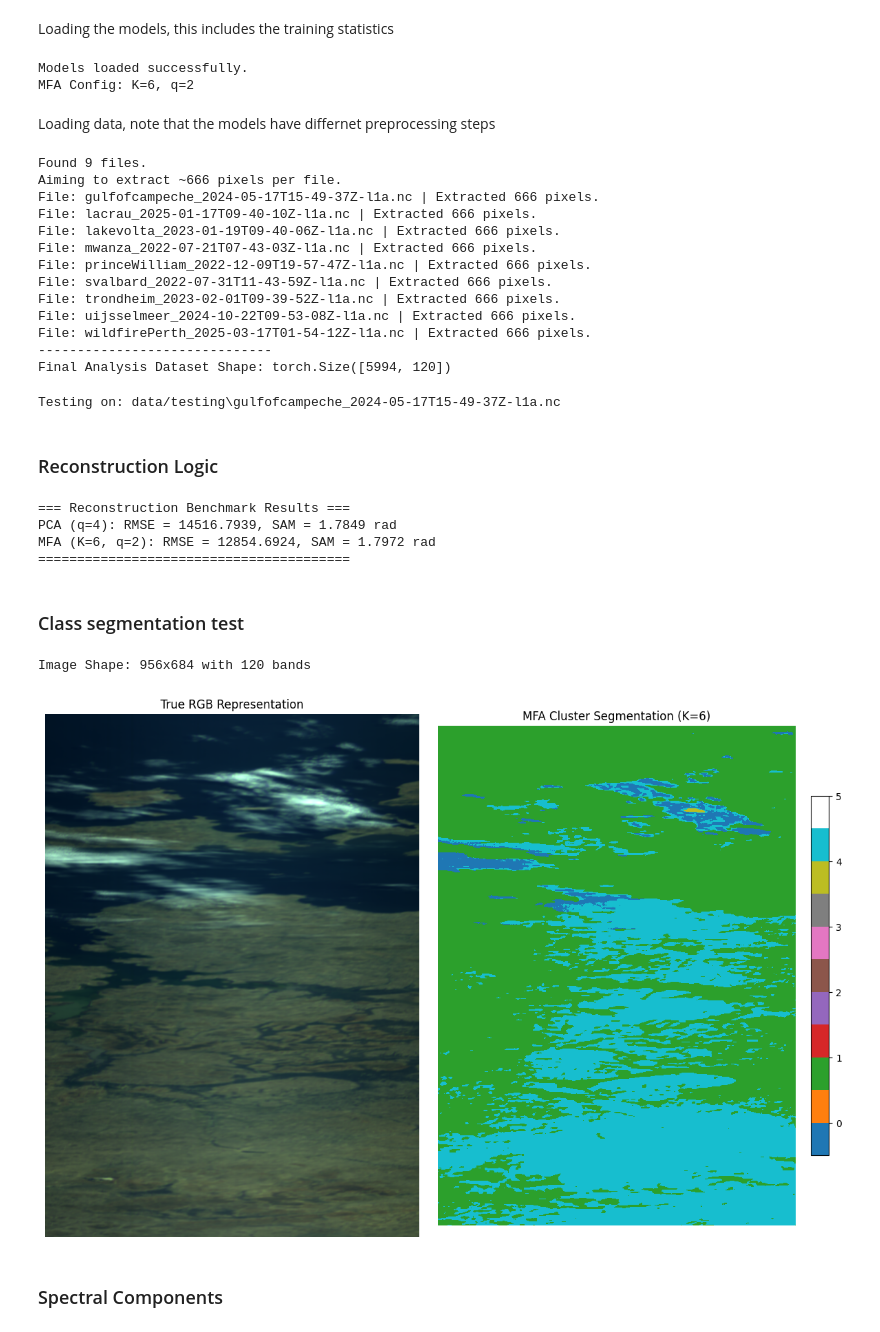
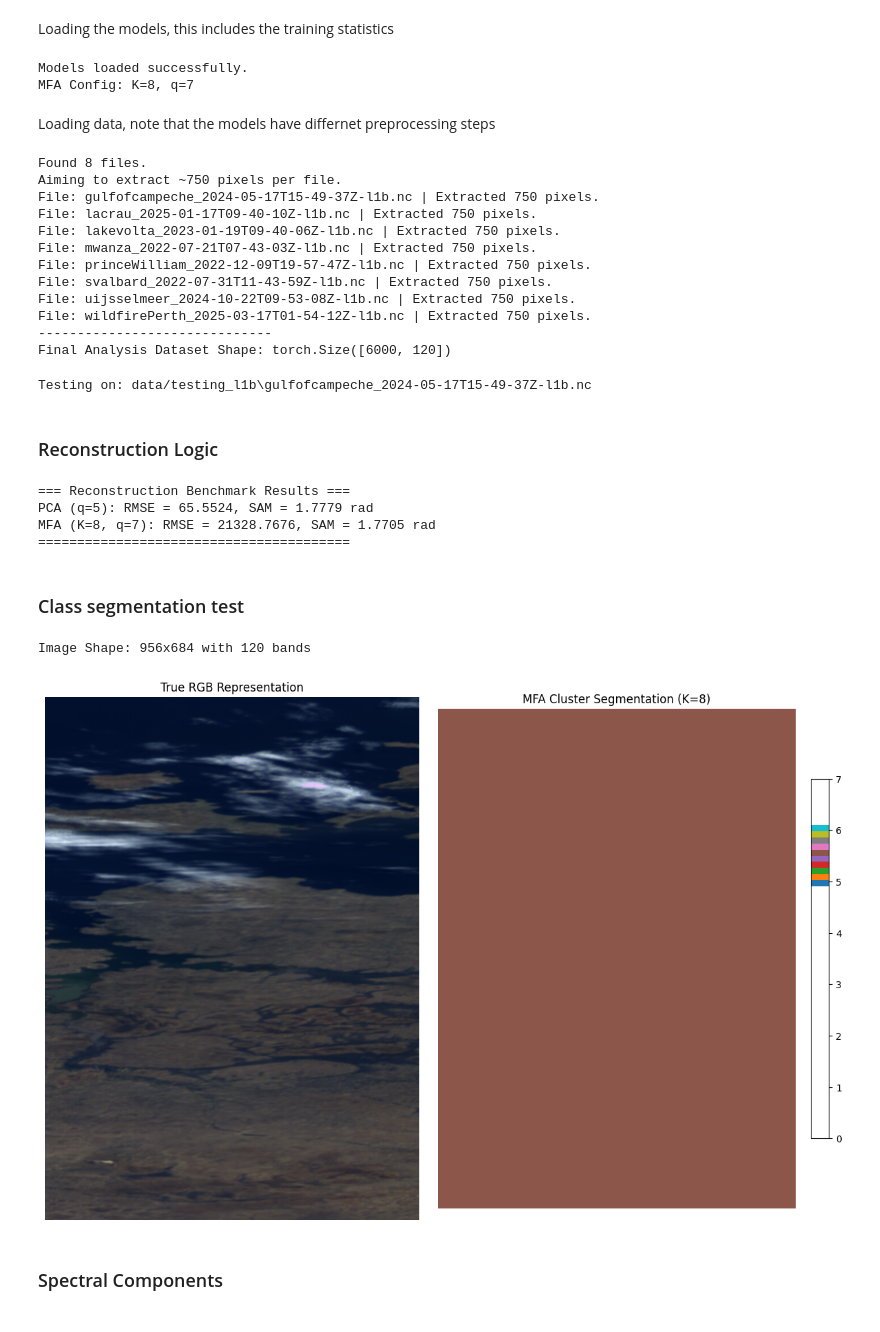
Before and after one commit to TrygveTafjord/MFA_testing, a Jupyter notebook: 01_model_testing.ipynb, the cells around one changed output. Cells and saved outputs as stored; diff of their text form; code cells hidden in the pictures.

```diff
--- a/01_model_testing.ipynb
+++ b/01_model_testing.ipynb
@@ -23,14 +22,16 @@ print(f"Using device: {device}")
 Using device: cpu
 # %% [markdown]
 Loading the models, this includes the training statistics
+# %%
+data_product = 'l1b'
 # %%
 # Load PCA
-pca_checkpoint = torch.load('models/pca_benchmark.pt', map_location=device)
+pca_checkpoint = torch.load(f'models/pca_benchmark_{data_product}.pt', map_location=device)
 pca_components = pca_checkpoint['components'].to(device)
 pca_mean = pca_checkpoint['mean'].to(device)
 
 # Load MFA
-mfa_checkpoint = torch.load('models/mfa_k6_q2.pt', map_location=device)
+mfa_checkpoint = torch.load(f'models/mfa_k8_q_{data_product}.pt', map_location=device)
 mfa_hyperparams = mfa_checkpoint['hyperparameters']
 
 mfa_model = MFA(
@@ -50,11 +51,11 @@ print("Models loaded successfully.")
 print(f"MFA Config: K={mfa_hyperparams['n_components']}, q={mfa_hyperparams['n_factors']}")
 # %% [output]
 Models loaded successfully.
-MFA Config: K=6, q=2
+MFA Config: K=8, q=7
 # %% [markdown]
 Loading data, note that the models have differnet preprocessing steps
 # %%
-data_dir = glob.glob('data/testing/*.nc')
+data_dir = glob.glob(f'data/testing_{data_product}/*.nc')
 print(f"Found {len(data_dir)} files.")
 
 target_total_samples = 6000
@@ -70,7 +71,16 @@ for file in data_dir:
         if satobj is None: continue
 
         # Load and reshape
-        data = satobj.l1a_cube.values.astype(np.float32)
+        match data_product:
+            case 'l1a':
+                data = satobj.l1a_cube.values.astype(np.float32)
+            case 'l1b':
+                data = satobj.l1b_cube.values.astype(np.float32)
+            case 'l1d':
+                data = satobj.l1d_cube.values.astype(np.float32)
+            case _:
+                raise ValueError(f"Unknown data product: {data_product}")
+
         h, w, b = data.shape
         data_2d = data.reshape(-1, b) # Shape: (Total_Pixels_In_Image, 120)
 
@@ -103,19 +113,18 @@ if sampled_data_list:
 else:
     print("No data loaded.")
 # %% [output]
-Found 9 files.
-Aiming to extract ~666 pixels per file.
-File: gulfofcampeche_2024-05-17T15-49-37Z-l1a.nc | Extracted 666 pixels.
-File: lacrau_2025-01-17T09-40-10Z-l1a.nc | Extracted 666 pixels.
-File: lakevolta_2023-01-19T09-40-06Z-l1a.nc | Extracted 666 pixels.
-File: mwanza_2022-07-21T07-43-03Z-l1a.nc | Extracted 666 pixels.
-File: princeWilliam_2022-12-09T19-57-47Z-l1a.nc | Extracted 666 pixels.
-File: svalbard_2022-07-31T11-43-59Z-l1a.nc | Extracted 666 pixels.
-File: trondheim_2023-02-01T09-39-52Z-l1a.nc | Extracted 666 pixels.
-File: uijsselmeer_2024-10-22T09-53-08Z-l1a.nc | Extracted 666 pixels.
-File: wildfirePerth_2025-03-17T01-54-12Z-l1a.nc | Extracted 666 pixels.
+Found 8 files.
+Aiming to extract ~750 pixels per file.
+File: gulfofcampeche_2024-05-17T15-49-37Z-l1b.nc | Extracted 750 pixels.
+File: lacrau_2025-01-17T09-40-10Z-l1b.nc | Extracted 750 pixels.
+File: lakevolta_2023-01-19T09-40-06Z-l1b.nc | Extracted 750 pixels.
+File: mwanza_2022-07-21T07-43-03Z-l1b.nc | Extracted 750 pixels.
+File: princeWilliam_2022-12-09T19-57-47Z-l1b.nc | Extracted 750 pixels.
+File: svalbard_2022-07-31T11-43-59Z-l1b.nc | Extracted 750 pixels.
+File: uijsselmeer_2024-10-22T09-53-08Z-l1b.nc | Extracted 750 pixels.
+File: wildfirePerth_2025-03-17T01-54-12Z-l1b.nc | Extracted 750 pixels.
 ------------------------------
-Final Analysis Dataset Shape: torch.Size([5994, 120])
+Final Analysis Dataset Shape: torch.Size([6000, 120])
 # %%
 # Helper to load and preprocess a single file
 def load_and_preprocess(flat_data, model_type='mfa', mfa_stats=None, pca_mean=None, device='cpu'):
@@ -131,7 +140,7 @@ def load_and_preprocess(flat_data, model_type='mfa', mfa_stats=None, pca_mean=No
     return processed
 
 # Search for test files (adjust path as needed)
-test_files = glob.glob('data/testing/*.nc')
+test_files = glob.glob(f'data/testing_{data_product}/*.nc')
 if not test_files:
     # Fallback if no testing folder exists, use a training file for demo purposes
     print("Warning: No test files found in data/testing. Using training data for demonstration.")
@@ -147,7 +156,7 @@ print(f"Testing on: {current_file}")
 X_test_mfa = load_and_preprocess(flat_data, 'mfa', mfa_stats=mfa_stats, device=device)
 X_test_pca = load_and_preprocess(flat_data, 'pca', pca_mean=pca_mean, device=device)
 # %% [output]
-Testing on: data/testing\gulfofcampeche_2024-05-17T15-49-37Z-l1a.nc
+Testing on: data/testing_l1b\gulfofcampeche_2024-05-17T15-49-37Z-l1b.nc
 # %% [markdown]
 ### Reconstruction Logic
 # %%
@@ -224,19 +233,28 @@ print(f"MFA (K={mfa_model.K}, q={mfa_model.q}): RMSE = {rmse_mfa:.4f}, SAM = {sa
 print("========================================")
 # %% [output]
 === Reconstruction Benchmark Results ===
-PCA (q=4): RMSE = 14516.7939, SAM = 1.7849 rad
-MFA (K=6, q=2): RMSE = 12854.6924, SAM = 1.7972 rad
+PCA (q=5): RMSE = 65.5524, SAM = 1.7779 rad
+MFA (K=8, q=7): RMSE = 21328.7676, SAM = 1.7705 rad
 ========================================
 # %% [markdown]
 ### Class segmentation test
 # %%
 # Reshape clusters to image
-file_testing = 'data/testing/mwanza_2022-07-21T07-43-03Z-l1a.nc'
+file_testing = f'data/testing_{data_product}/mwanza_2022-07-21T07-43-03Z-l1{data_product[-1]}.nc'
 
 satobj = Hypso(file_testing)
 
 # 1. Load the full image data
-data = satobj.l1a_cube.values.astype(np.float32)
+match data_product:
+    case 'l1a':
+        data = satobj.l1a_cube.values.astype(np.float32)
+    case 'l1b':
+        data = satobj.l1b_cube.values.astype(np.float32)
+    case 'l1d':
+        data = satobj.l1d_cube.values.astype(np.float32)
+    case _:
+        raise ValueError(f"Unknown data product: {data_product}")
+
 h, w, b = data.shape
 print(f"Image Shape: {h}x{w} with {b} bands")
 
@@ -260,38 +278,38 @@ seg_map = new_cluster_ids.reshape(h, w).cpu().numpy()
 
 # Get RGB for comparison (Bands 70, 50, 20 approx for Hypso)
 rgb_bands = [70, 50, 20]
-rgb_img = satobj.l1a_cube.values[:, :, rgb_bands]
+rgb_img = data[:, :, rgb_bands]
 # Normalize RGB for display
 rgb_img = (rgb_img - np.min(rgb_img)) / (np.max(rgb_img) - np.min(rgb_img))
 
 fig, ax = plt.subplots(1, 2, figsize=(12, 8))
 
 # 2. Plot True RGB
 # aspect='equal' ensures 1 pixel is square (fixes the squashing)
 ax[0].imshow(rgb_img, aspect='equal')
 ax[0].set_title("True RGB Representation")
 ax[0].axis('off')
 
 # 3. Plot Segmentation Map using imshow instead of heatmap
 # cmap='tab10': Good distinct colors for categorical data
 # interpolation='nearest': Keeps edges sharp (no blurring between classes)
 # aspect='equal': Matches the geometry of the RGB image exactly
 # vmax=K: Ensures the colormap covers the correct range of clusters
 im = ax[1].imshow(seg_map, cmap='tab10', interpolation='nearest', aspect='equal')
 ax[1].set_title(f"MFA Cluster Segmentation (K={mfa_model.K})")
 ax[1].axis('off')
 
 # Optional: Add a legend for the clusters
 # This creates a colorbar with discrete ticks for each cluster
 cbar = plt.colorbar(im, ax=ax[1], fraction=0.046, pad=0.04)
 cbar.set_ticks(np.arange(mfa_model.K) + 0.5) # Center ticks on color block
 cbar.set_ticklabels(np.arange(mfa_model.K))  # Label as 0, 1, 2...
 
 plt.tight_layout()
 plt.show()
 # %% [output]
 Image Shape: 956x684 with 120 bands
-[figure, old version]
+[figure, new version]
 # %% [markdown]
 ### Spectral Components
 # %%
```
Also changed, not shown: parts of 4 cells of this notebook, 8 other files.
